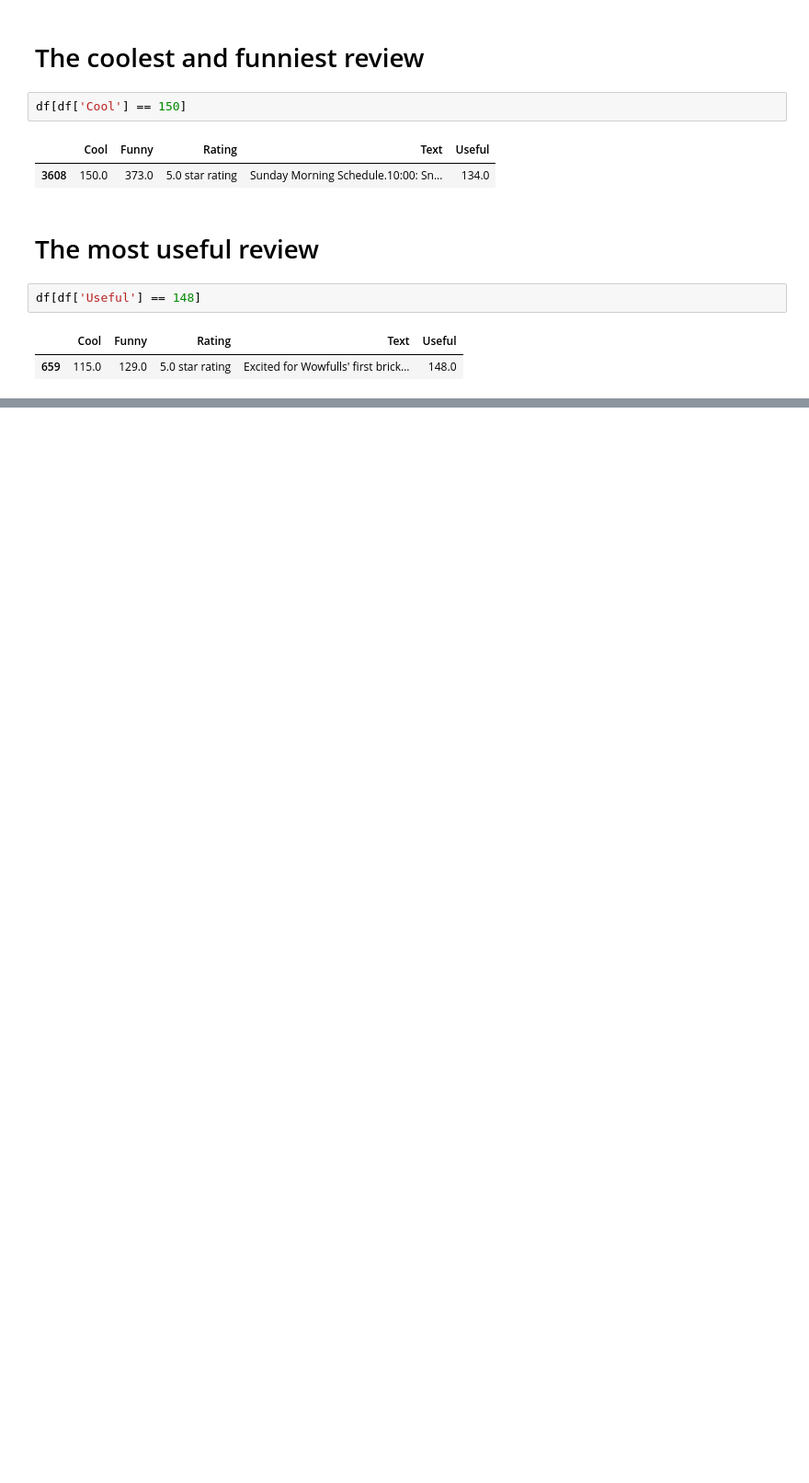
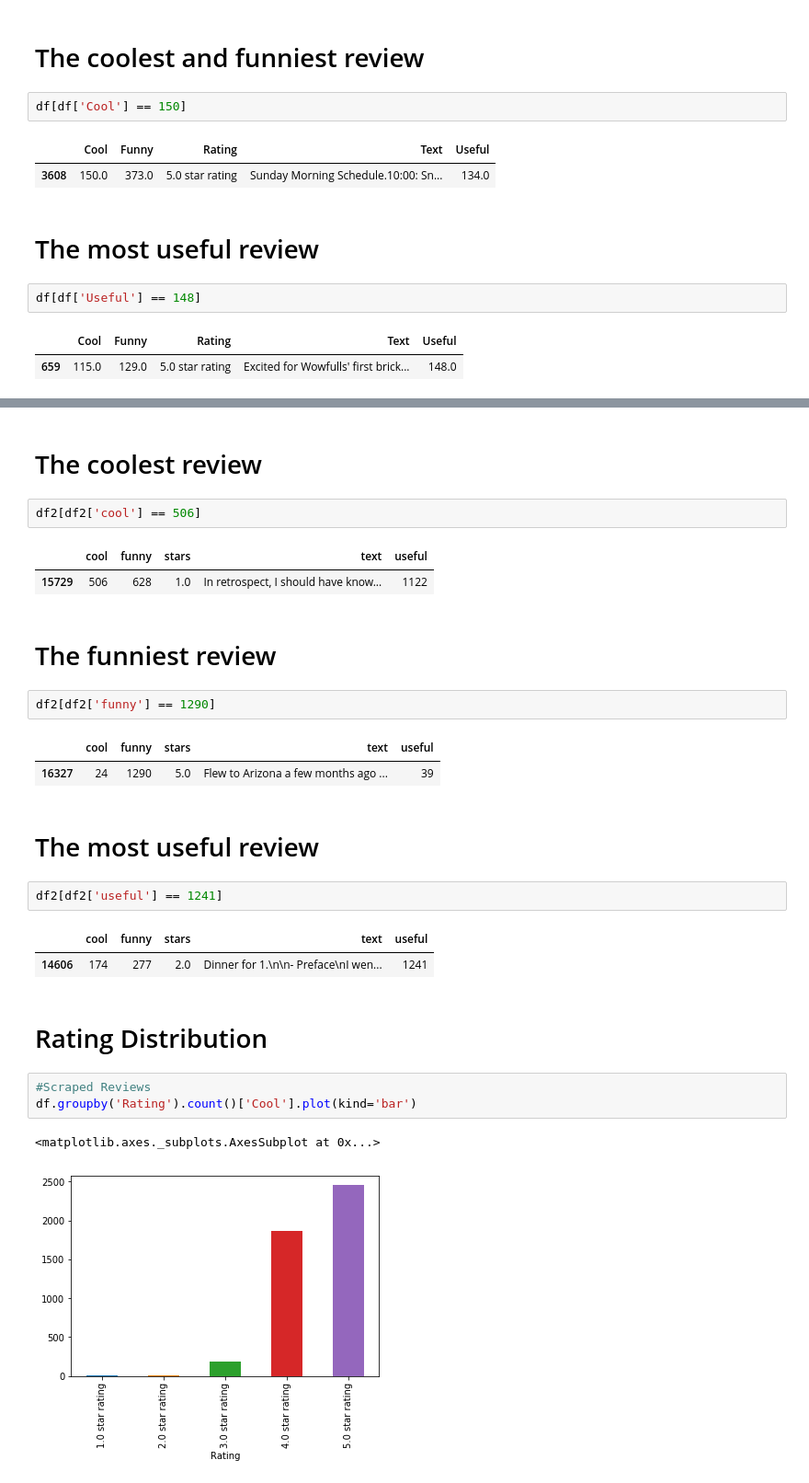
Before and after one commit to hiowatah/Yelp-Review-Generator, a Jupyter notebook: Webscraper/Initial EDA.ipynb, the cells around one changed output, grey strips where cells are left out. Shown at 92% size. Saved outputs shown, nothing was run; the diff lists cells and outputs as text; blank space fills up the shorter version.

```diff
--- a/Webscraper/Initial EDA.ipynb
+++ b/Webscraper/Initial EDA.ipynb
@@ -41,0 +68,29 @@ df[df['Useful'] == 148]
+# %% [markdown]
+# The coolest review
+# %%
+df2[df2['cool'] == 506]
+# %% [output]
+|  | cool | funny | stars | text | useful |
+| 15729 | 506 | 628 | 1.0 | In retrospect, I should have know... | 1122 |
+# %% [markdown]
+# The funniest review
+# %%
+df2[df2['funny'] == 1290]
+# %% [output]
+|  | cool | funny | stars | text | useful |
+| 16327 | 24 | 1290 | 5.0 | Flew to Arizona a few months ago ... | 39 |
+# %% [markdown]
+# The most useful review
+# %%
+df2[df2['useful'] == 1241]
+# %% [output]
+|  | cool | funny | stars | text | useful |
+| 14606 | 174 | 277 | 2.0 | Dinner for 1.\n\n- Preface\nI wen... | 1241 |
+# %% [markdown]
+# Rating Distribution
+# %%
+#Scraped Reviews
+df.groupby('Rating').count()['Cool'].plot(kind='bar')
+# %% [output]
+<matplotlib.axes._subplots.AxesSubplot at 0x...>
+[figure, added]
```
Also changed, not shown: parts of 7 cells of this notebook, 4 other files.
